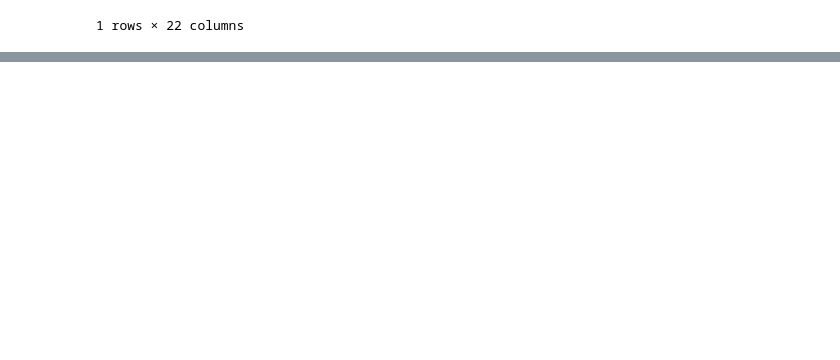
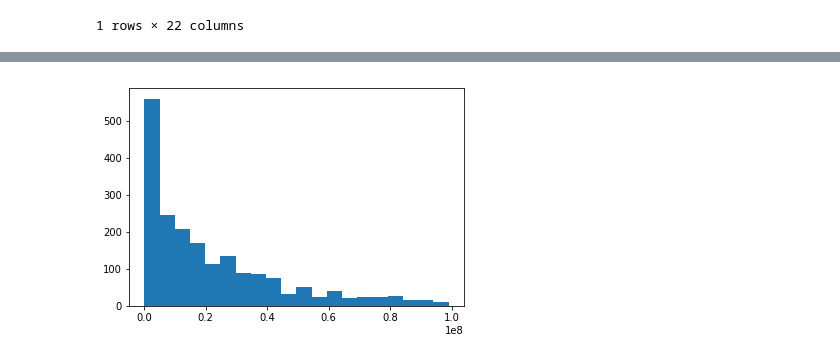
Before and after one commit to MagicMilly/women-in-film-analysis-dashboard, a Jupyter notebook: more_data_munging_useful.ipynb, the cells around one changed output, grey strips where cells are left out. Drawn from its saved outputs; the diff is of its cells as text; code cells hidden in the pictures; blank space fills up the shorter version.

```diff
--- a/more_data_munging_useful.ipynb
+++ b/more_data_munging_useful.ipynb
@@ -1694,0 +1768,4 @@ df.loc[df.imdb_id == first_three_imdb_ids[2]]
+# %%
+plt.hist(bechdel_df.loc[(bechdel_df.passing == 1) & (bechdel_df.new_budgets > 0) & (bechdel_df.new_budgets < 1e8), 'new_budgets'], bins=20);
+# %% [output]
+[figure, added]
```
Also changed, not shown: parts of 16 cells of this notebook.
